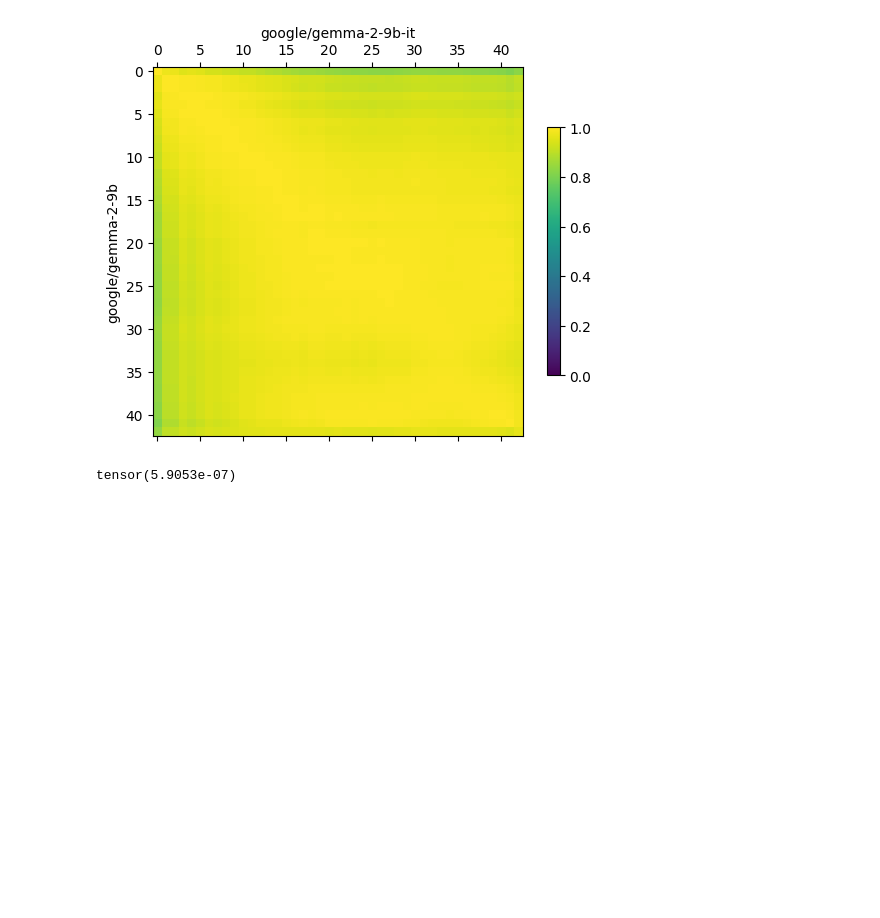
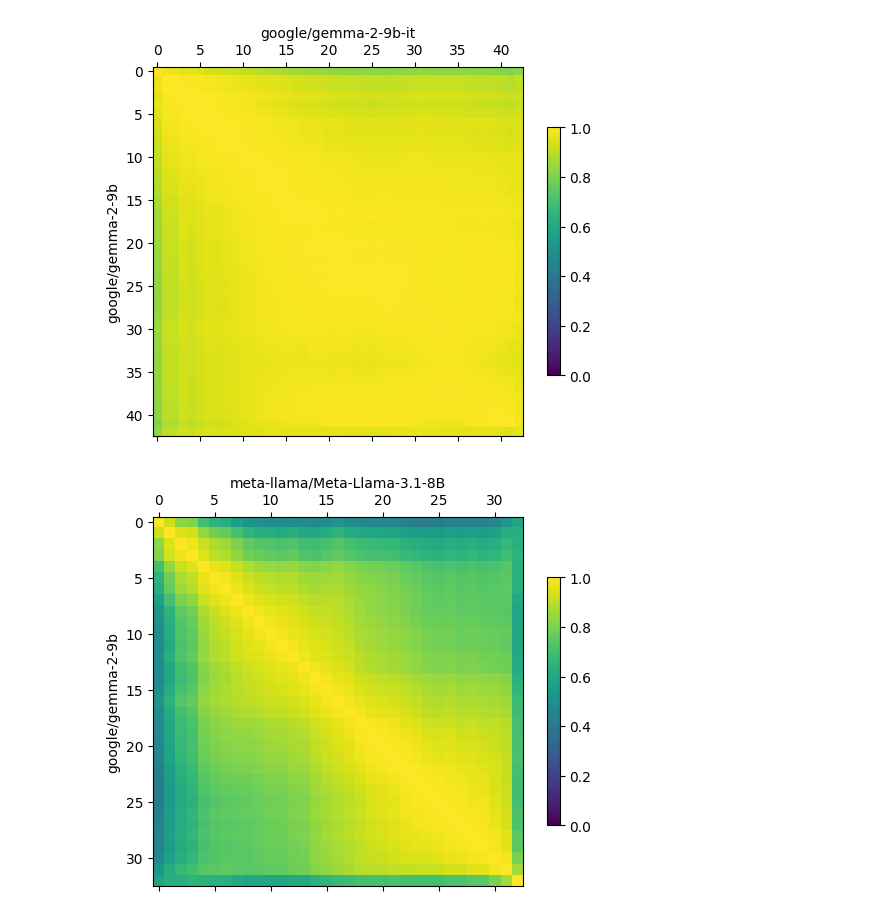
Before and after one commit to chriswolfram/unireps, a Jupyter notebook: notebooks_python/unireps-3.ipynb, the cells around one changed output. Cells and saved outputs as stored; diff of their text form; code cells hidden in the pictures; blank space fills up the shorter version.

```diff
--- a/notebooks_python/unireps-3.ipynb
+++ b/notebooks_python/unireps-3.ipynb
@@ -8,8 +8,8 @@ import torch
 import datasets
 import matplotlib.pyplot as plt
 
-project_dir = '/Users/christopher/Documents/unireps'
-# project_dir = '/net/scratch2/chriswolfram/unireps'
+# project_dir = '/Users/christopher/Documents/unireps'
+project_dir = '/net/scratch2/chriswolfram/unireps'
 unireps.set_hf_cache_directory(os.path.join(project_dir, 'hf_cache'))
 unireps.set_datasets_directory(os.path.join(project_dir, 'datasets'))
 unireps.set_outputs_directory(os.path.join(project_dir, 'outputs'))
@@ -345,7 +345,19 @@ unireps.layer_by_layer_plot(rvs, model_1="google/gemma-2-9b", model_2="google/ge
 plt.show()
 # %% [output]
 [figure]
-# %%
-rv(emb_1[0], emb_2[0])
-# %% [output]
-tensor(5.9053e-07)
+# %%
+ds1 = unireps.get_dataset('google/gemma-2-9b', 'web_text')
+emb_1 = unireps.dataset_embs(ds1)
+
+ds2 = unireps.get_dataset("meta-llama/Meta-Llama-3.1-8B", 'web_text')
+emb_2 = unireps.dataset_embs(ds2)
+# %%
+rvs = torch.zeros(len(emb_1), len(emb_2))
+for i, x in enumerate(tqdm(emb_1)):
+    for j, y in enumerate(emb_2):
+        rvs[i, j] = rv(x, y)
+# %%
+self_ckas = torch.zeros(len(emb_2), len(emb_2))
+for i, x in enumerate(tqdm(emb_2)):
+    for j, y in enumerate(emb_2):
+        self_ckas[i, j] = cka(x, y)
@@ -351,0 +369,5 @@ tensor(5.9053e-07)
+# %%
+unireps.layer_by_layer_plot(self_ckas, model_1="google/gemma-2-9b", model_2="meta-llama/Meta-Llama-3.1-8B")
+plt.show()
+# %% [output]
+[figure, added]
```
Also changed, not shown: parts of 4 cells of this notebook.
